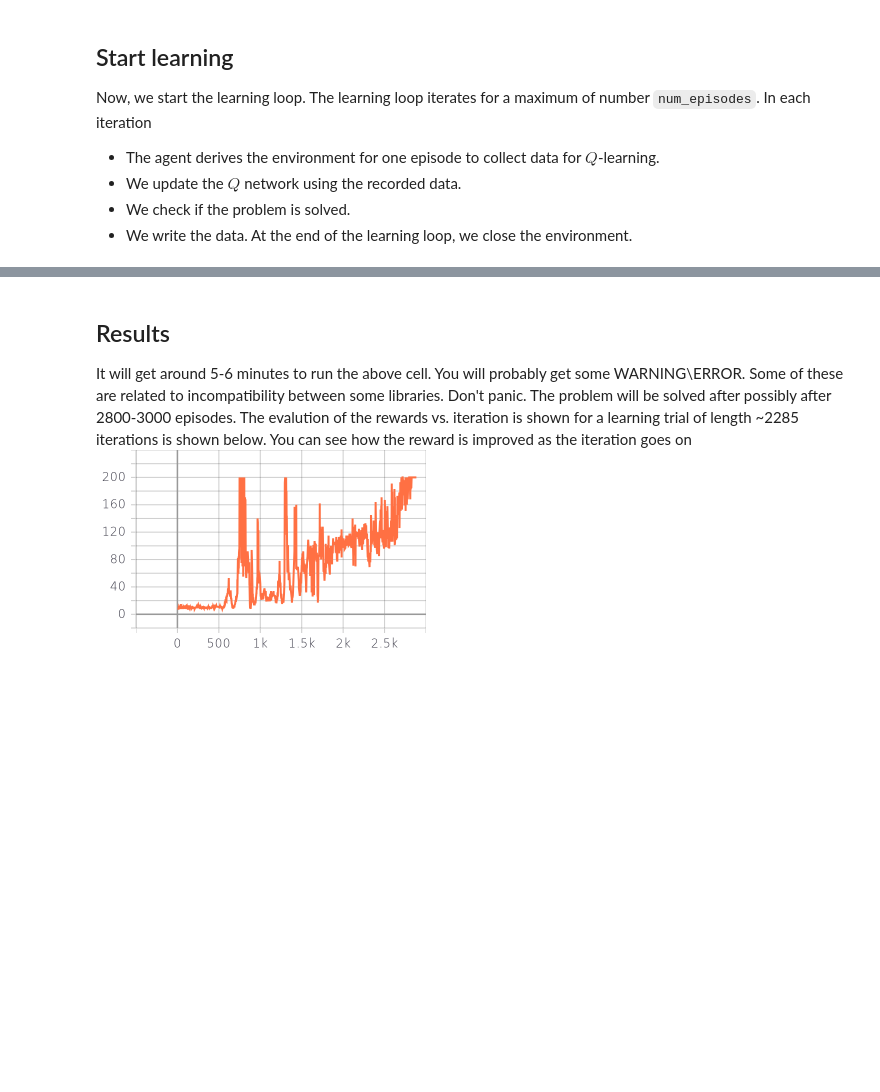
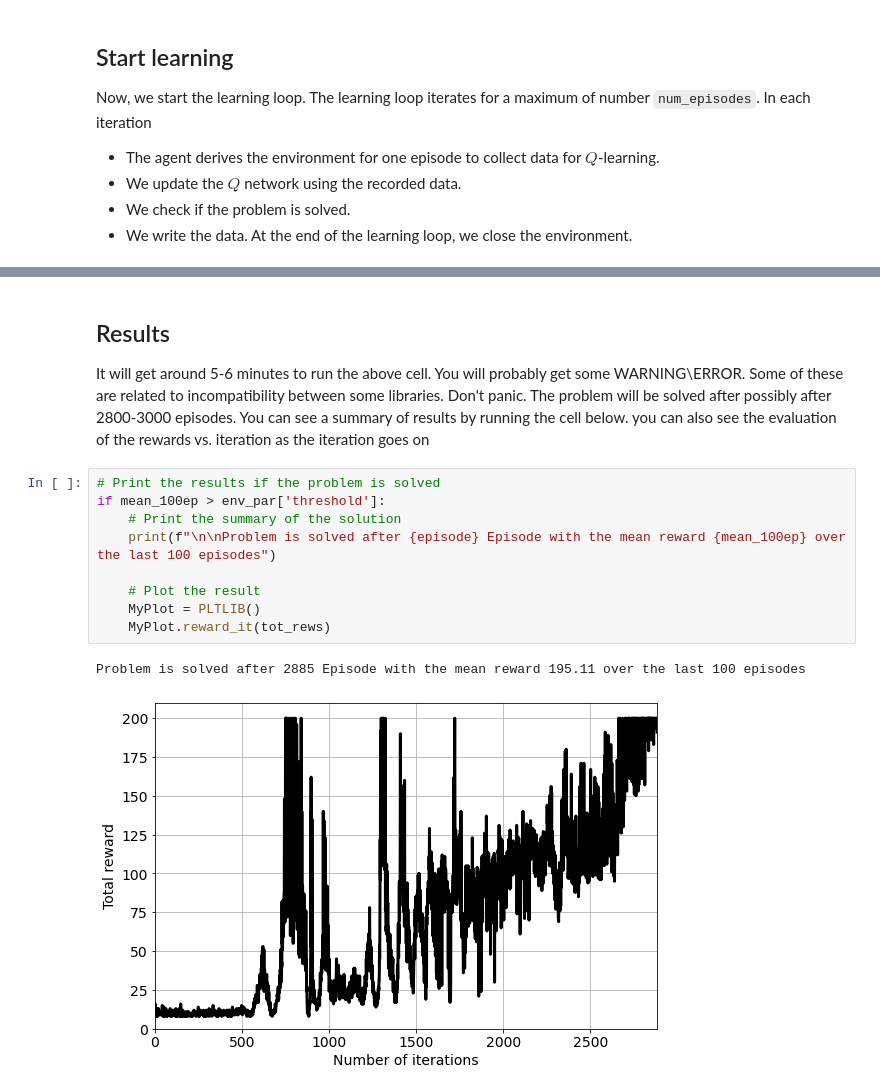
Before and after one commit to FarnazAdib/Crash_course_on_RL, a Jupyter notebook: q_on_cartpole_notebook.ipynb, the cells around one changed output, grey strips where cells are left out. Drawn from its saved outputs; the diff is of its cells as text; blank space fills up the shorter version.

```diff
--- a/q_on_cartpole_notebook.ipynb
+++ b/q_on_cartpole_notebook.ipynb
@@ -252,5 +232,16 @@ INFO:tensorflow:Assets written to: /tmp/cartpole_exp1/Q/agent_061120200534/asset
 Problem is solved after 2885 Episode with the mean reward 195.11 over the last 100 episodes
 # %% [markdown]
 ## Results
-It will get around 5-6 minutes to run the above cell. You will probably get some WARNING\ERROR. Some of these are related to incompatibility between some libraries. Don't panic. The problem will be solved after possibly after 2800-3000 episodes. The evalution of the rewards vs. iteration is shown for a learning trial of length ~2285 iterations is shown below. You can see how the reward is improved as the iteration goes on
-![reward_q.png](attachment:reward_q.png)
+It will get around 5-6 minutes to run the above cell. You will probably get some WARNING\ERROR. Some of these are related to incompatibility between some libraries. Don't panic. The problem will be solved after possibly after 2800-3000 episodes. You can see a summary of results by running the cell below. you can also see the evaluation of the rewards vs. iteration as the iteration goes on
+# %%
+# Print the results if the problem is solved
+if mean_100ep > env_par['threshold']:
+    # Print the summary of the solution
+    print(f"\n\nProblem is solved after {episode} Episode with the mean reward {mean_100ep} over the last 100 episodes")
+
+    # Plot the result
+    MyPlot = PLTLIB()
+    MyPlot.reward_it(tot_rews)
+# %% [output]
+Problem is solved after 2885 Episode with the mean reward 195.11 over the last 100 episodes
+[figure, added]
```
Also changed, not shown: parts of 5 cells of this notebook, 15 other files.
